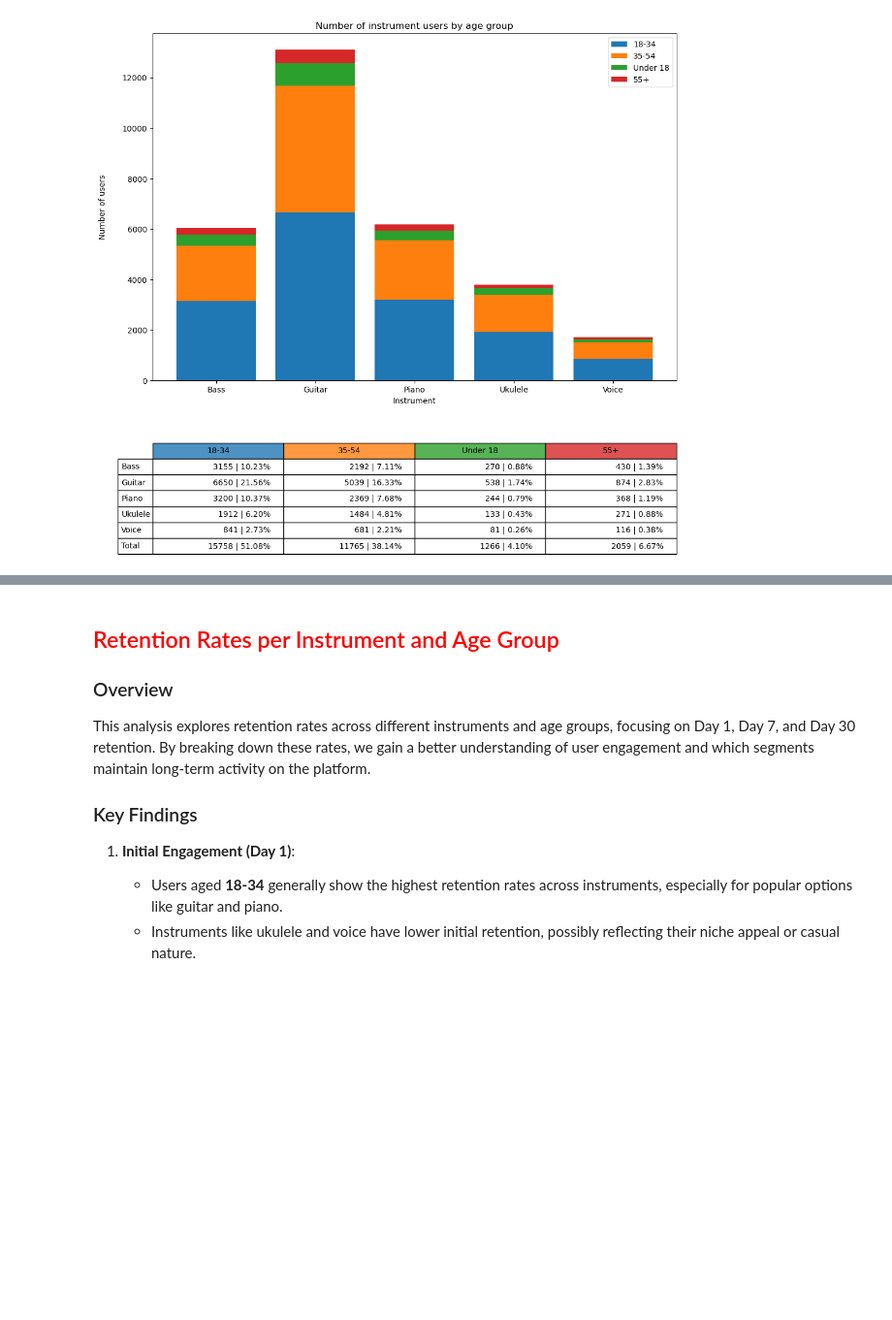
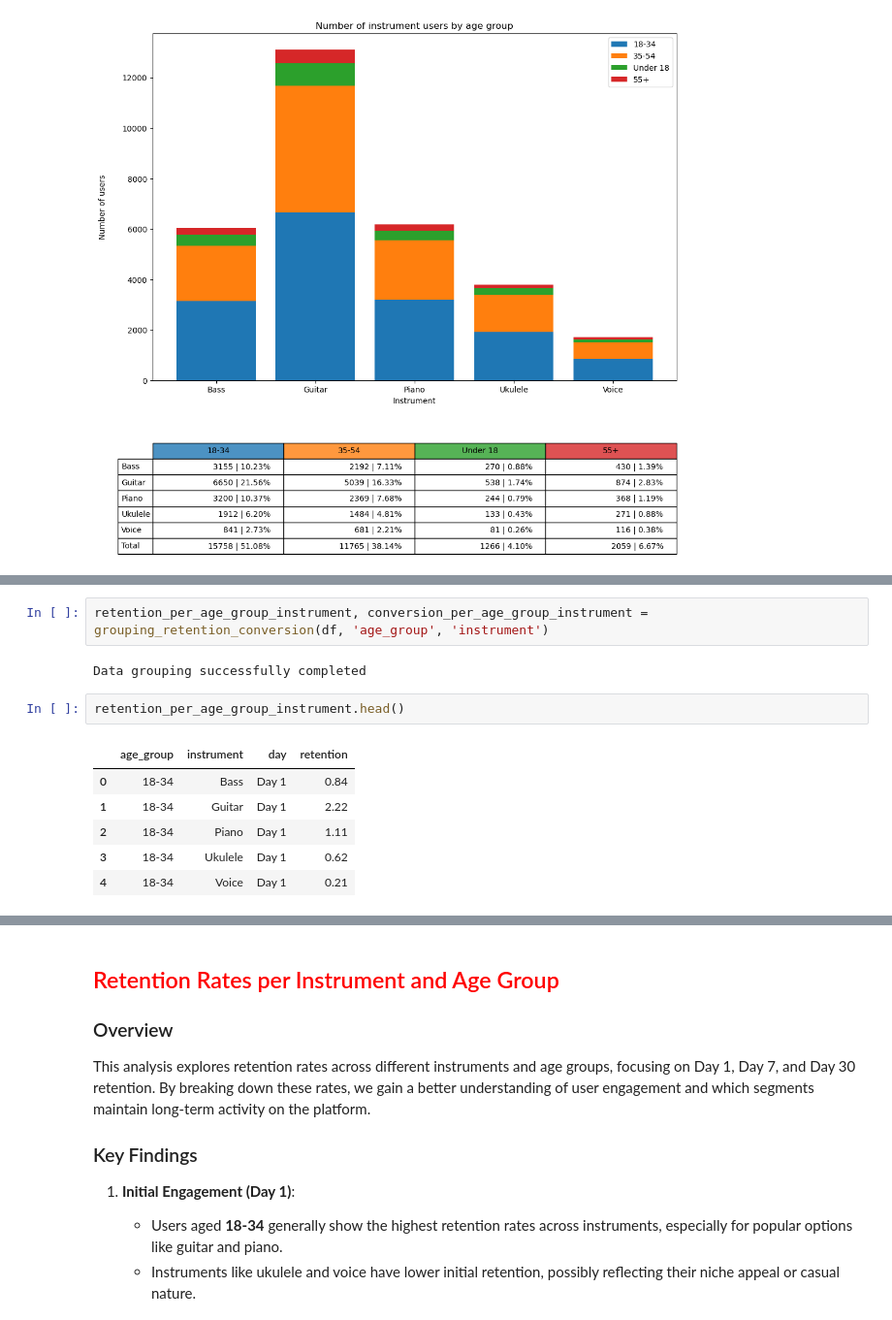
Before and after one commit to pablobagano/musitech, a Jupyter notebook: Musitech-EDA.ipynb, the cells around one changed output, grey strips where cells are left out. Shown: that part at 97% size. Saved outputs shown, nothing was run; the diff lists cells and outputs as text; blank space fills up the shorter version.

```diff
--- a/Musitech-EDA.ipynb
+++ b/Musitech-EDA.ipynb
@@ -253,0 +307,13 @@ retention_per_age_group_instrument = retention_per_age_group_instrument.melt(
+# %%
+retention_per_age_group_instrument, conversion_per_age_group_instrument = grouping_retention_conversion(df, 'age_group', 'instrument')
+# %% [output]
+Data grouping successfully completed
+# %%
+retention_per_age_group_instrument.head()
+# %% [output]
+|  | age_group | instrument | day | retention |
+| 0 | 18-34 | Bass | Day 1 | 0.84 |
+| 1 | 18-34 | Guitar | Day 1 | 2.22 |
+| 2 | 18-34 | Piano | Day 1 | 1.11 |
+| 3 | 18-34 | Ukulele | Day 1 | 0.62 |
+| 4 | 18-34 | Voice | Day 1 | 0.21 |
```
Also changed, not shown: parts of 6 cells of this notebook.
